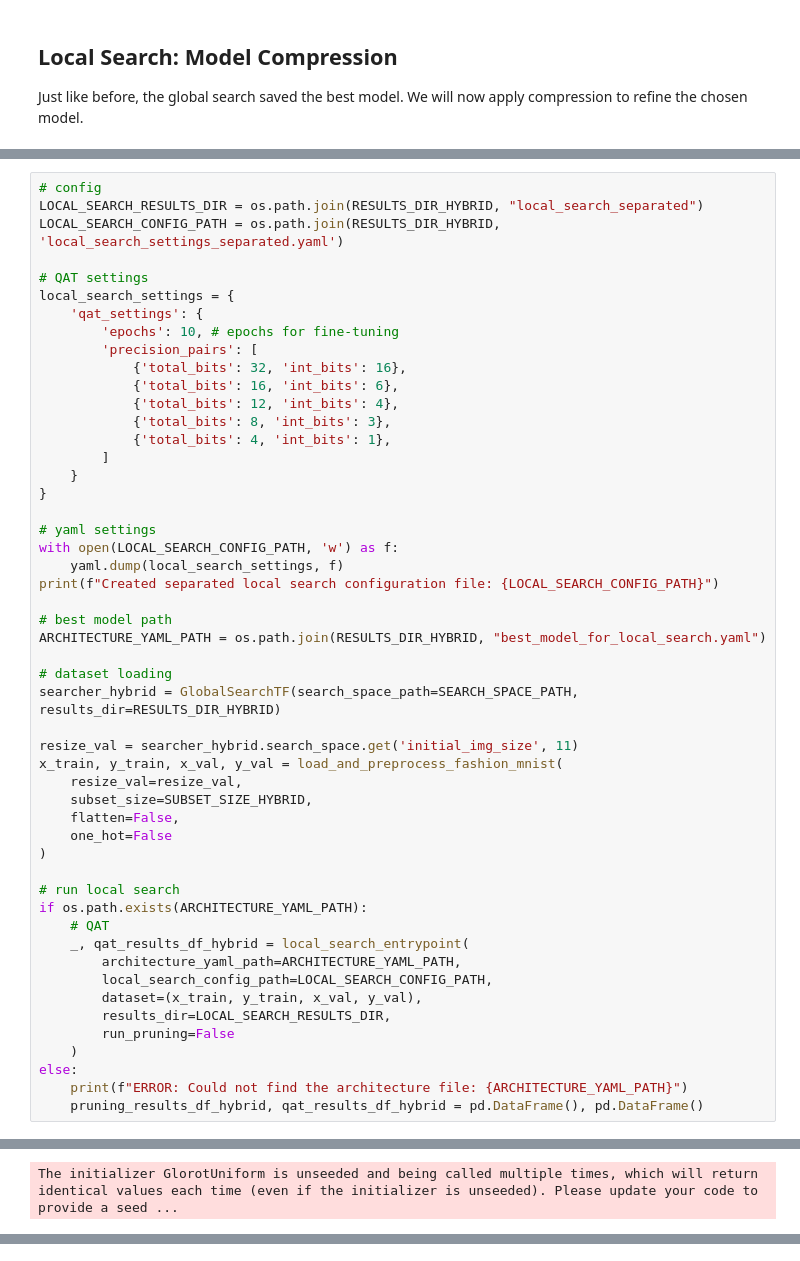
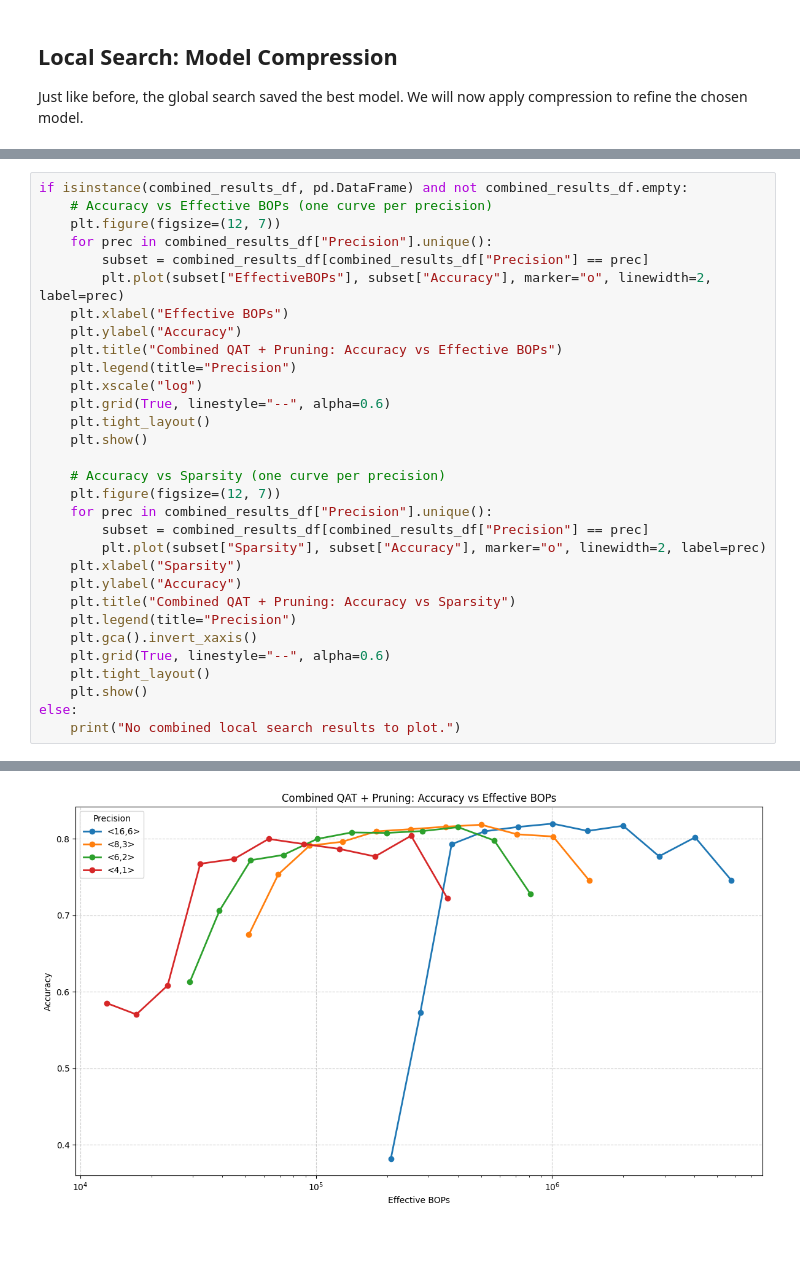
Before and after one commit to fastmachinelearning/nac-opt, a Jupyter notebook: SNAC_TUTORIAL2_new.ipynb, the cells around one changed output, grey strips where cells are left out. Saved outputs shown, nothing was run; the diff lists cells and outputs as text.

```diff
--- a/SNAC_TUTORIAL2_new.ipynb
+++ b/SNAC_TUTORIAL2_new.ipynb
@@ -234,52 +272,32 @@ os.makedirs(RESULTS_DIR_HYBRID, exist_ok=True)
 # %%
-# config
-LOCAL_SEARCH_RESULTS_DIR = os.path.join(RESULTS_DIR_HYBRID, "local_search_separated")
-LOCAL_SEARCH_CONFIG_PATH = os.path.join(RESULTS_DIR_HYBRID, 'local_search_settings_separated.yaml')
+if isinstance(combined_results_df, pd.DataFrame) and not combined_results_df.empty:
+    # Accuracy vs Effective BOPs (one curve per precision)
+    plt.figure(figsize=(12, 7))
+    for prec in combined_results_df["Precision"].unique():
+        subset = combined_results_df[combined_results_df["Precision"] == prec]
+        plt.plot(subset["EffectiveBOPs"], subset["Accuracy"], marker="o", linewidth=2, label=prec)
+    plt.xlabel("Effective BOPs")
+    plt.ylabel("Accuracy")
+    plt.title("Combined QAT + Pruning: Accuracy vs Effective BOPs")
+    plt.legend(title="Precision")
+    plt.xscale("log")
+    plt.grid(True, linestyle="--", alpha=0.6)
+    plt.tight_layout()
+    plt.show()
 
-# QAT settings
-local_search_settings = {
-    'qat_settings': {
-        'epochs': 10, # epochs for fine-tuning
-        'precision_pairs': [
-            {'total_bits': 32, 'int_bits': 16},
-            {'total_bits': 16, 'int_bits': 6},
-            {'total_bits': 12, 'int_bits': 4},
-            {'total_bits': 8, 'int_bits': 3},
-            {'total_bits': 4, 'int_bits': 1},
-        ]
-    }
-}
-
-# yaml settings
-with open(LOCAL_SEARCH_CONFIG_PATH, 'w') as f:
-    yaml.dump(local_search_settings, f)
-print(f"Created separated local search configuration file: {LOCAL_SEARCH_CONFIG_PATH}")
-
-# best model path
-ARCHITECTURE_YAML_PATH = os.path.join(RESULTS_DIR_HYBRID, "best_model_for_local_search.yaml")
-
-# dataset loading
-searcher_hybrid = GlobalSearchTF(search_space_path=SEARCH_SPACE_PATH, results_dir=RESULTS_DIR_HYBRID)
-
-resize_val = searcher_hybrid.search_space.get('initial_img_size', 11)
-x_train, y_train, x_val, y_val = load_and_preprocess_fashion_mnist(
-    resize_val=resize_val,
-    subset_size=SUBSET_SIZE_HYBRID,
-    flatten=False,
-    one_hot=False
-)
-
-# run local search
-if os.path.exists(ARCHITECTURE_YAML_PATH):
-    # QAT
-    _, qat_results_df_hybrid = local_search_entrypoint(
-        architecture_yaml_path=ARCHITECTURE_YAML_PATH,
-        local_search_config_path=LOCAL_SEARCH_CONFIG_PATH,
-        dataset=(x_train, y_train, x_val, y_val),
-        results_dir=LOCAL_SEARCH_RESULTS_DIR,
-        run_pruning=False
-    )
+    # Accuracy vs Sparsity (one curve per precision)
+    plt.figure(figsize=(12, 7))
+    for prec in combined_results_df["Precision"].unique():
+        subset = combined_results_df[combined_results_df["Precision"] == prec]
+        plt.plot(subset["Sparsity"], subset["Accuracy"], marker="o", linewidth=2, label=prec)
+    plt.xlabel("Sparsity")
+    plt.ylabel("Accuracy")
+    plt.title("Combined QAT + Pruning: Accuracy vs Sparsity")
+    plt.legend(title="Precision")
+    plt.gca().invert_xaxis()
+    plt.grid(True, linestyle="--", alpha=0.6)
+    plt.tight_layout()
+    plt.show()
 else:
-    print(f"ERROR: Could not find the architecture file: {ARCHITECTURE_YAML_PATH}")
-    pruning_results_df_hybrid, qat_results_df_hybrid = pd.DataFrame(), pd.DataFrame()
+    print("No combined local search results to plot.")
 # %% [output]
@@ -303 +303,0 @@ Running QAT for Precision: <4,1>
-The initializer GlorotUniform is unseeded and being called multiple times, which will return identical values each time (even if the initializer is unseeded). Please update your code to provide a seed ...
@@ -320,0 +304 @@ Epoch 6/10
+[figure, added]
```
Also changed, not shown: parts of 6 cells of this notebook, 7 other files.
